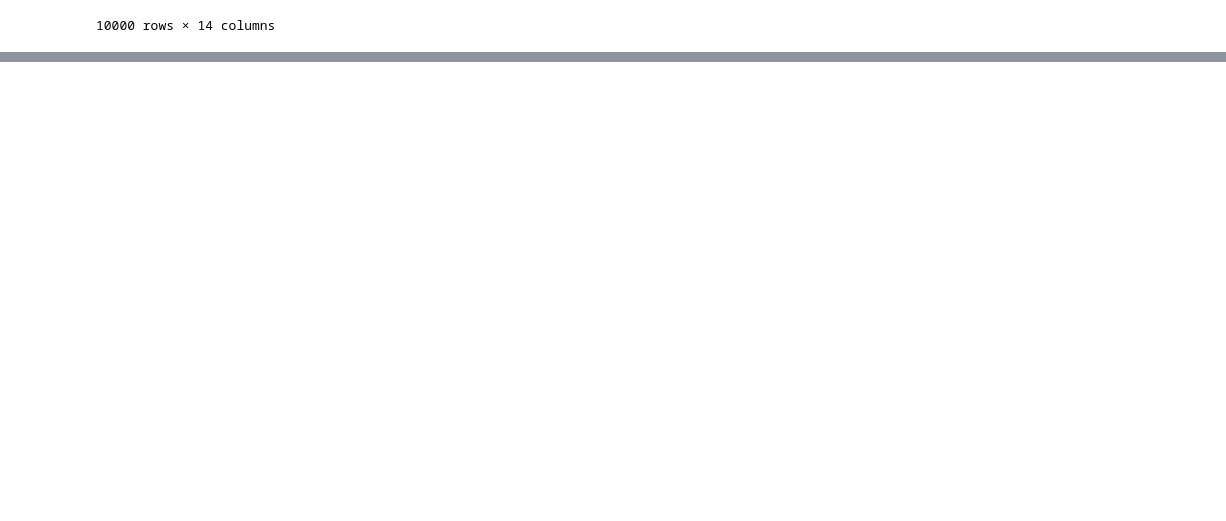
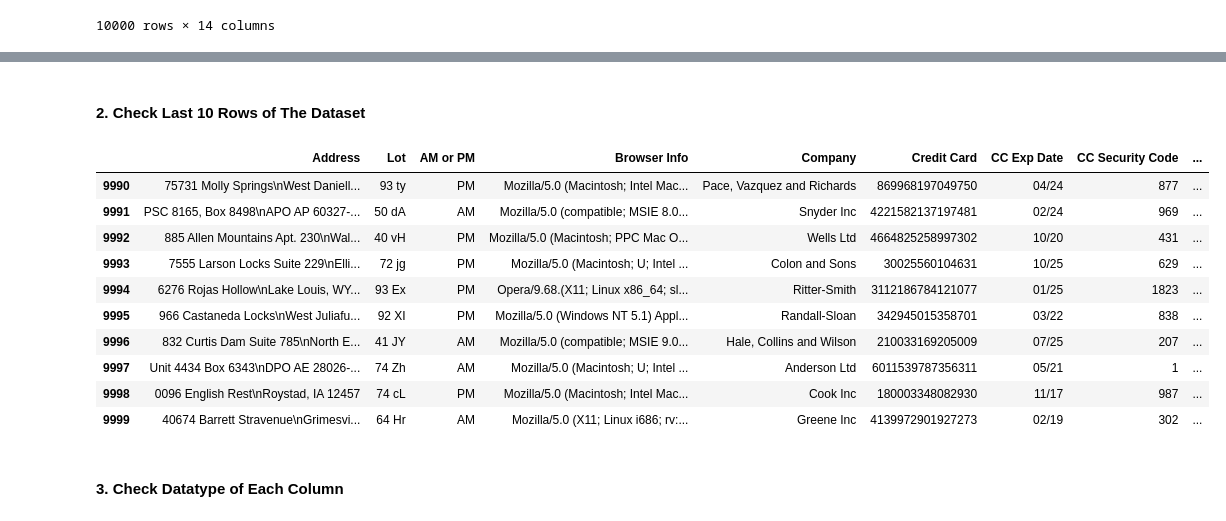
Before and after one commit to nepalsanjog/DataAnalysis-with-Python, a Jupyter notebook: Ecommerce.ipynb, the cells around one changed output, grey strips where cells are left out. Saved outputs shown, nothing was run; the diff lists cells and outputs as text; code cells hidden in the pictures; blank space fills up the shorter version.

```diff
--- a/Ecommerce.ipynb
+++ b/Ecommerce.ipynb
@@ -19,0 +36,18 @@ data
+# %% [markdown]
+#### 2. Check Last 10 Rows of The Dataset
+# %%
+data.tail(10)
+# %% [output]
+|  | Address | Lot | AM or PM | Browser Info | Company | Credit Card | CC Exp Date | CC Security Code | ... |
+| 9990 | 75731 Molly Springs\nWest Daniell... | 93 ty | PM | Mozilla/5.0 (Macintosh; Intel Mac... | Pace, Vazquez and Richards | 869968197049750 | 04/24 | 877 | ... |
+| 9991 | PSC 8165, Box 8498\nAPO AP 60327-... | 50 dA | AM | Mozilla/5.0 (compatible; MSIE 8.0... | Snyder Inc | 4221582137197481 | 02/24 | 969 | ... |
+| 9992 | 885 Allen Mountains Apt. 230\nWal... | 40 vH | PM | Mozilla/5.0 (Macintosh; PPC Mac O... | Wells Ltd | 4664825258997302 | 10/20 | 431 | ... |
+| 9993 | 7555 Larson Locks Suite 229\nElli... | 72 jg | PM | Mozilla/5.0 (Macintosh; U; Intel ... | Colon and Sons | 30025560104631 | 10/25 | 629 | ... |
+| 9994 | 6276 Rojas Hollow\nLake Louis, WY... | 93 Ex | PM | Opera/9.68.(X11; Linux x86_64; sl... | Ritter-Smith | 3112186784121077 | 01/25 | 1823 | ... |
+| 9995 | 966 Castaneda Locks\nWest Juliafu... | 92 XI | PM | Mozilla/5.0 (Windows NT 5.1) Appl... | Randall-Sloan | 342945015358701 | 03/22 | 838 | ... |
+| 9996 | 832 Curtis Dam Suite 785\nNorth E... | 41 JY | AM | Mozilla/5.0 (compatible; MSIE 9.0... | Hale, Collins and Wilson | 210033169205009 | 07/25 | 207 | ... |
+| 9997 | Unit 4434 Box 6343\nDPO AE 28026-... | 74 Zh | AM | Mozilla/5.0 (Macintosh; U; Intel ... | Anderson Ltd | 6011539787356311 | 05/21 | 1 | ... |
+| 9998 | 0096 English Rest\nRoystad, IA 12457 | 74 cL | PM | Mozilla/5.0 (Macintosh; Intel Mac... | Cook Inc | 180003348082930 | 11/17 | 987 | ... |
+| 9999 | 40674 Barrett Stravenue\nGrimesvi... | 64 Hr | AM | Mozilla/5.0 (X11; Linux i686; rv:... | Greene Inc | 4139972901927273 | 02/19 | 302 | ... |
+# %% [markdown]
+#### 3. Check Datatype of Each Column
```
Also changed, not shown: parts of 16 cells of this notebook.
